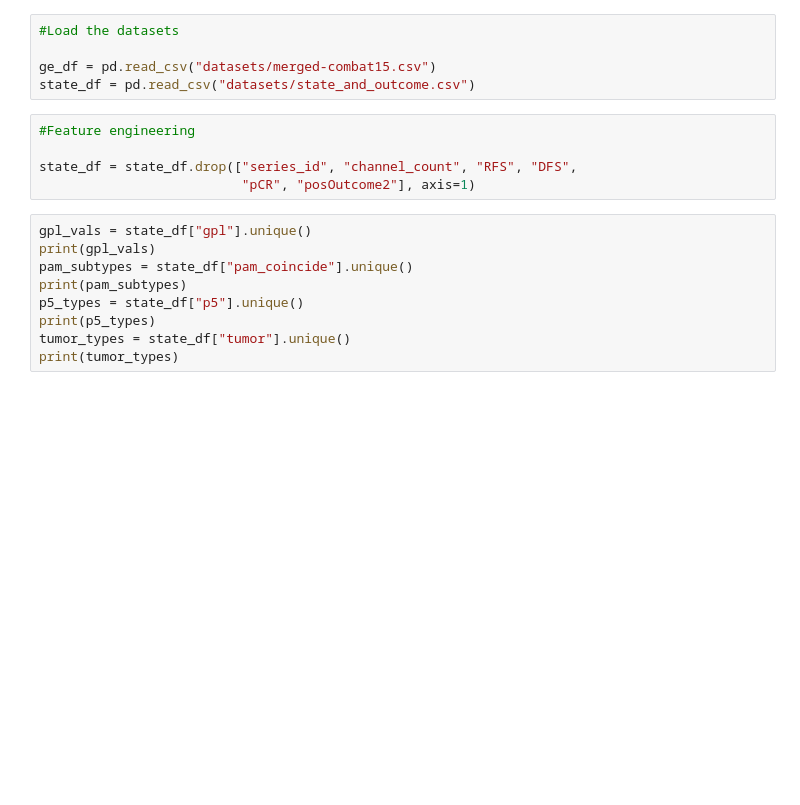
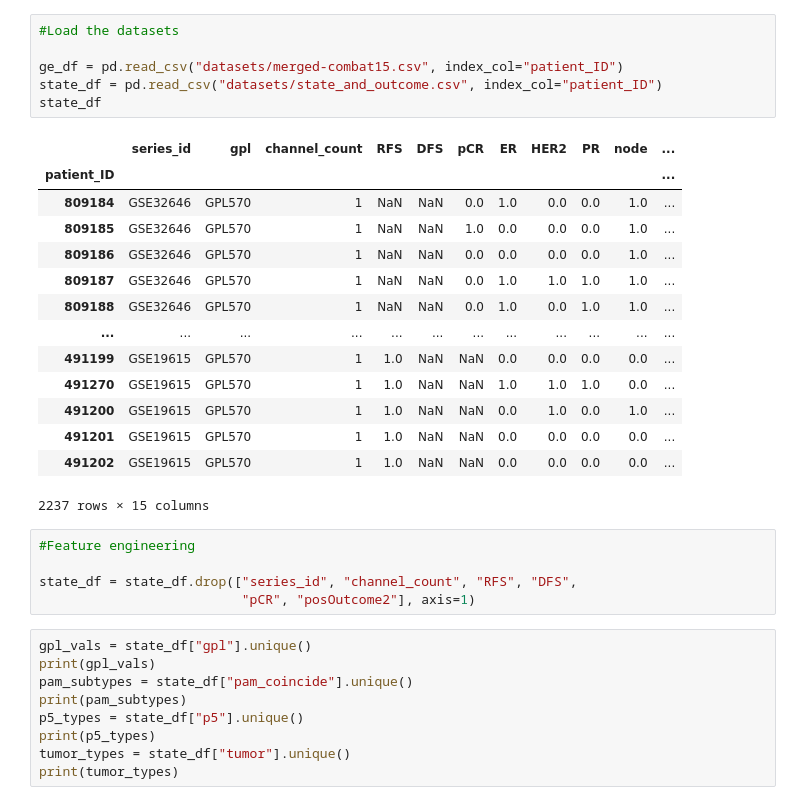
Before and after one commit to Habush/pln-brca-xp, a Jupyter notebook: notebooks/wo_treatment/p2/xgb_brca_state_outcome_v8.ipynb, the cells around one changed output. Drawn from its saved outputs; the diff is of its cells as text; blank space fills up the shorter version.

Commit message:
Update state_outcome notebook

```diff
--- a/notebooks/wo_treatment/p2/xgb_brca_state_outcome_v8.ipynb
+++ b/notebooks/wo_treatment/p2/xgb_brca_state_outcome_v8.ipynb
@@ -267,8 +259,24 @@ def find_diff(df1, df2, index="patient_ID"):
 # %%
 #Load the datasets
 
-ge_df = pd.read_csv("datasets/merged-combat15.csv")
-state_df = pd.read_csv("datasets/state_and_outcome.csv")
+ge_df = pd.read_csv("datasets/merged-combat15.csv", index_col="patient_ID")
+state_df = pd.read_csv("datasets/state_and_outcome.csv", index_col="patient_ID")
+state_df
+# %% [output]
+|  | series_id | gpl | channel_count | RFS | DFS | pCR | ER | HER2 | PR | node | ... |
+| patient_ID |  |  |  |  |  |  |  |  |  |  | ... |
+| 809184 | GSE32646 | GPL570 | 1 | NaN | NaN | 0.0 | 1.0 | 0.0 | 0.0 | 1.0 | ... |
+| 809185 | GSE32646 | GPL570 | 1 | NaN | NaN | 1.0 | 0.0 | 0.0 | 0.0 | 1.0 | ... |
+| 809186 | GSE32646 | GPL570 | 1 | NaN | NaN | 0.0 | 0.0 | 0.0 | 0.0 | 1.0 | ... |
+| 809187 | GSE32646 | GPL570 | 1 | NaN | NaN | 0.0 | 1.0 | 1.0 | 1.0 | 1.0 | ... |
+| 809188 | GSE32646 | GPL570 | 1 | NaN | NaN | 0.0 | 1.0 | 0.0 | 1.0 | 1.0 | ... |
+| ... | ... | ... | ... | ... | ... | ... | ... | ... | ... | ... | ... |
+| 491199 | GSE19615 | GPL570 | 1 | 1.0 | NaN | NaN | 0.0 | 0.0 | 0.0 | 0.0 | ... |
+| 491270 | GSE19615 | GPL570 | 1 | 1.0 | NaN | NaN | 1.0 | 1.0 | 1.0 | 0.0 | ... |
+| 491200 | GSE19615 | GPL570 | 1 | 1.0 | NaN | NaN | 0.0 | 1.0 | 0.0 | 1.0 | ... |
+| 491201 | GSE19615 | GPL570 | 1 | 1.0 | NaN | NaN | 0.0 | 0.0 | 0.0 | 0.0 | ... |
+| 491202 | GSE19615 | GPL570 | 1 | 1.0 | NaN | NaN | 0.0 | 0.0 | 0.0 | 0.0 | ... |
+2237 rows × 15 columns
 # %%
 #Feature engineering
 
```
Also changed, not shown: parts of 83 cells of this notebook.
